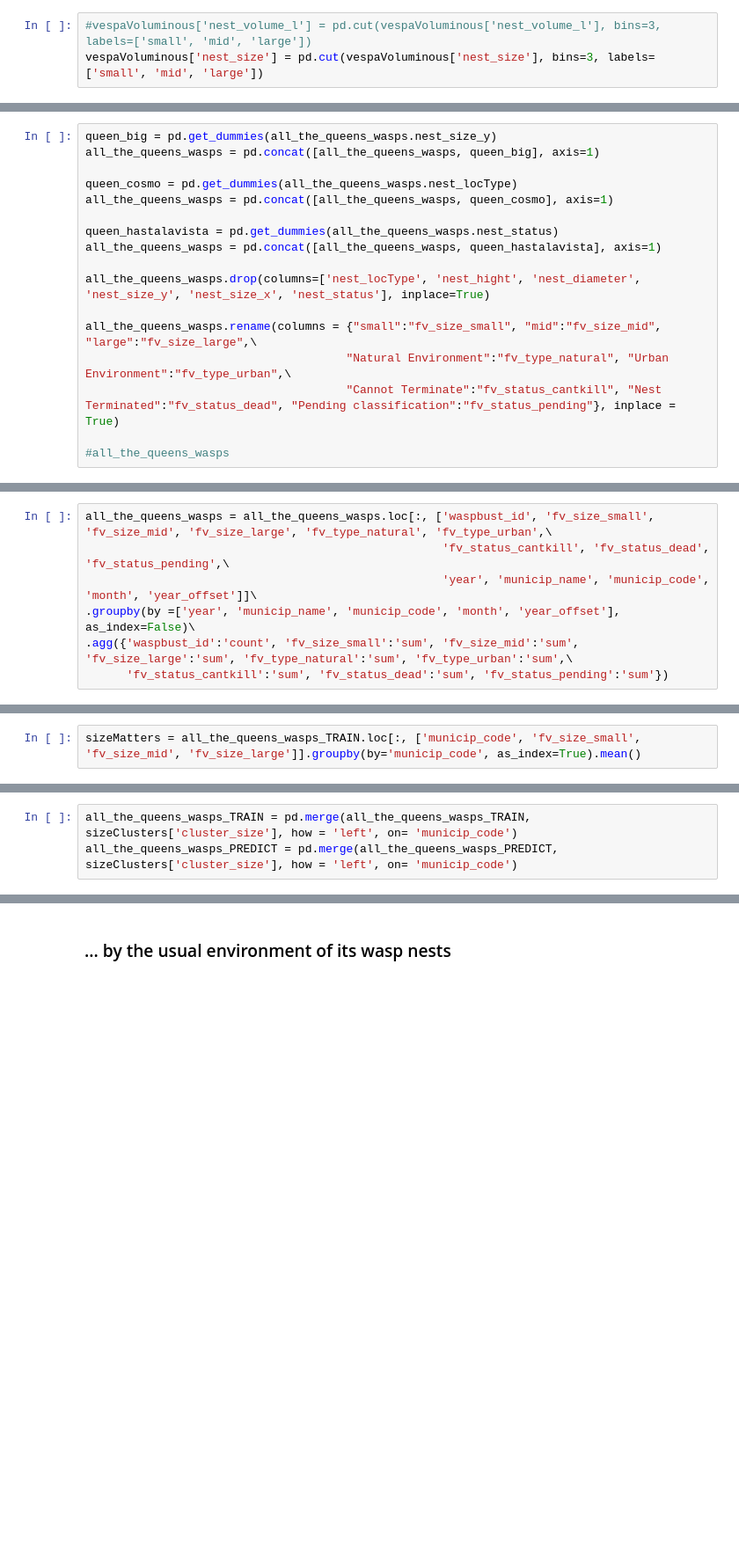
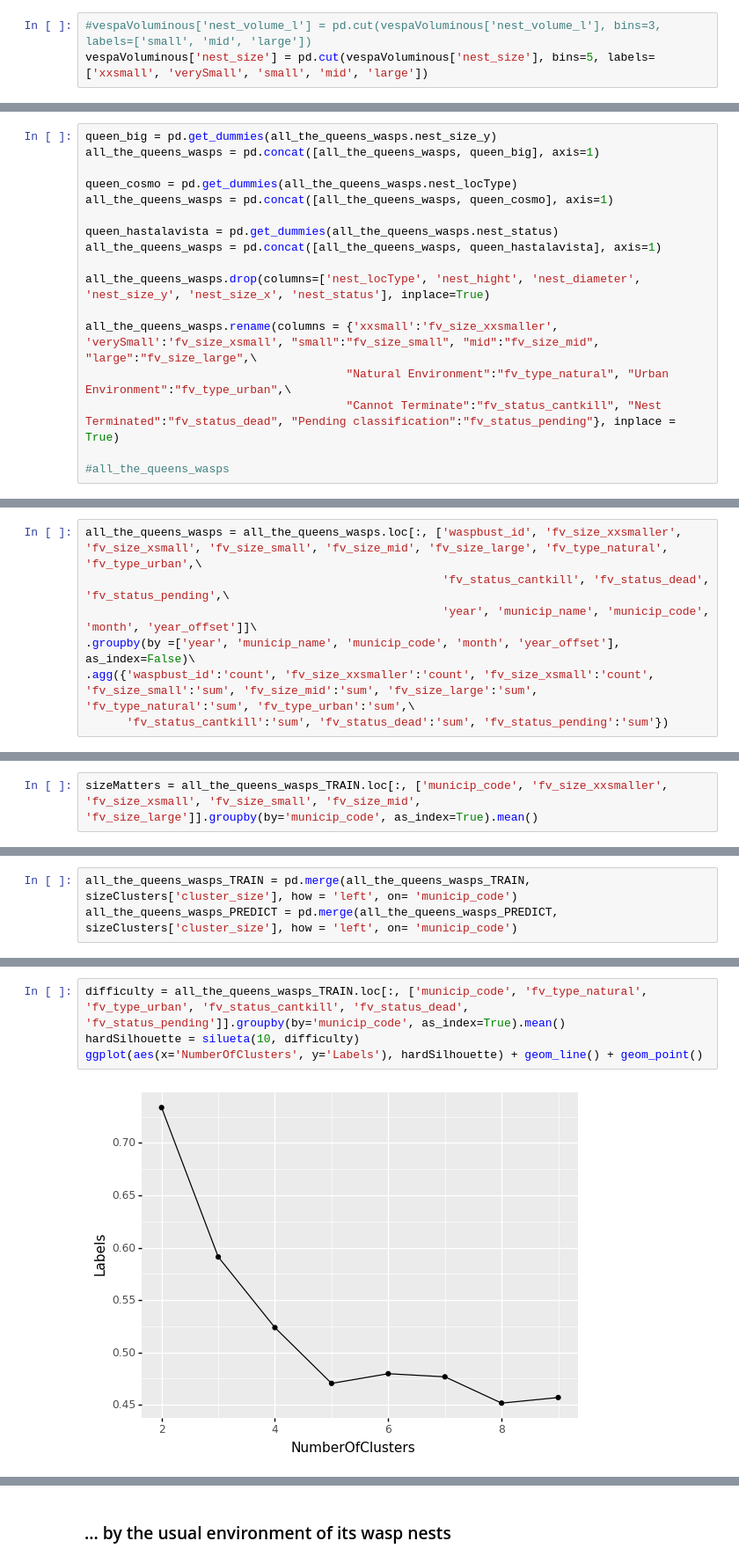
Before and after one commit to IEwaspbusters/KopuruVespaCompetitionIE, a Jupyter notebook: Competition_subs/2021-06-09_submit FINAL/feeder_months/workerbee03_NESTS.ipynb, the cells around one changed output, grey strips where cells are left out. Shown at 88% size. Saved outputs shown, nothing was run; the diff lists cells and outputs as text; blank space fills up the shorter version.

```diff
--- a/Competition_subs/2021-06-09_submit FINAL/feeder_months/workerbee03_NESTS.ipynb
+++ b/Competition_subs/2021-06-09_submit FINAL/feeder_months/workerbee03_NESTS.ipynb
@@ -268,7 +271,7 @@ vespaVoluminous = all_the_queens_wasps.loc[:, ['municip_code', 'nest_size']].gro
 #vespaVoluminous['nest_size_equals'].value_counts()
 # %%
 #vespaVoluminous['nest_volume_l'] = pd.cut(vespaVoluminous['nest_volume_l'], bins=3, labels=['small', 'mid', 'large'])
-vespaVoluminous['nest_size'] = pd.cut(vespaVoluminous['nest_size'], bins=3, labels=['small', 'mid', 'large'])
+vespaVoluminous['nest_size'] = pd.cut(vespaVoluminous['nest_size'], bins=5, labels=['xxsmall', 'verySmall', 'small', 'mid', 'large'])
 # %%
 #vespaVoluminous['nest_volume_l'].value_counts()
 vespaVoluminous['nest_size'].value_counts()
@@ -296,7 +301,7 @@ all_the_queens_wasps = pd.concat([all_the_queens_wasps, queen_hastalavista], axi
 
 all_the_queens_wasps.drop(columns=['nest_locType', 'nest_hight', 'nest_diameter', 'nest_size_y', 'nest_size_x', 'nest_status'], inplace=True)
 
-all_the_queens_wasps.rename(columns = {"small":"fv_size_small", "mid":"fv_size_mid", "large":"fv_size_large",\
+all_the_queens_wasps.rename(columns = {'xxsmall':'fv_size_xxsmaller', 'verySmall':'fv_size_xsmall', "small":"fv_size_small", "mid":"fv_size_mid", "large":"fv_size_large",\
                                       "Natural Environment":"fv_type_natural", "Urban Environment":"fv_type_urban",\
                                       "Cannot Terminate":"fv_status_cantkill", "Nest Terminated":"fv_status_dead", "Pending classification":"fv_status_pending"}, inplace = True)
 
@@ -306,11 +311,11 @@ all_the_queens_wasps.rename(columns = {"small":"fv_size_small", "mid":"fv_size_m
 # %% [markdown]
 ### Counting the amount of wasp nests in each municipality, for each month and year, and adding up the rest of dummy categoricals
 # %%
-all_the_queens_wasps = all_the_queens_wasps.loc[:, ['waspbust_id', 'fv_size_small', 'fv_size_mid', 'fv_size_large', 'fv_type_natural', 'fv_type_urban',\
+all_the_queens_wasps = all_the_queens_wasps.loc[:, ['waspbust_id', 'fv_size_xxsmaller', 'fv_size_xsmall', 'fv_size_small', 'fv_size_mid', 'fv_size_large', 'fv_type_natural', 'fv_type_urban',\
                                                     'fv_status_cantkill', 'fv_status_dead', 'fv_status_pending',\
                                                     'year', 'municip_name', 'municip_code', 'month', 'year_offset']]\
 .groupby(by =['year', 'municip_name', 'municip_code', 'month', 'year_offset'], as_index=False)\
-.agg({'waspbust_id':'count', 'fv_size_small':'sum', 'fv_size_mid':'sum', 'fv_size_large':'sum', 'fv_type_natural':'sum', 'fv_type_urban':'sum',\
+.agg({'waspbust_id':'count', 'fv_size_xxsmaller':'count', 'fv_size_xsmall':'count', 'fv_size_small':'sum', 'fv_size_mid':'sum', 'fv_size_large':'sum', 'fv_type_natural':'sum', 'fv_type_urban':'sum',\
       'fv_status_cantkill':'sum', 'fv_status_dead':'sum', 'fv_status_pending':'sum'})
 # %%
 # let's rename the id to NESTS, now that it has been counted
@@ -547,7 +537,7 @@ all_the_queens_wasps_PREDICT
 # %% [markdown]
 ### ... by the size of its Vespa Velutina nests
 # %%
-sizeMatters = all_the_queens_wasps_TRAIN.loc[:, ['municip_code', 'fv_size_small', 'fv_size_mid', 'fv_size_large']].groupby(by='municip_code', as_index=True).mean()
+sizeMatters = all_the_queens_wasps_TRAIN.loc[:, ['municip_code', 'fv_size_xxsmaller', 'fv_size_xsmall', 'fv_size_small', 'fv_size_mid', 'fv_size_large']].groupby(by='municip_code', as_index=True).mean()
 # %%
 sizeSilhouette = silueta(15, sizeMatters)
 # %%
@@ -572,0 +565,6 @@ all_the_queens_wasps_PREDICT = pd.merge(all_the_queens_wasps_PREDICT, sizeCluste
+# %%
+difficulty = all_the_queens_wasps_TRAIN.loc[:, ['municip_code', 'fv_type_natural', 'fv_type_urban', 'fv_status_cantkill', 'fv_status_dead', 'fv_status_pending']].groupby(by='municip_code', as_index=True).mean()
+hardSilhouette = silueta(10, difficulty)
+ggplot(aes(x='NumberOfClusters', y='Labels'), hardSilhouette) + geom_line() + geom_point()
+# %% [output]
+[figure, added]
```
Also changed, not shown: parts of 16 cells of this notebook, 3 other files.
